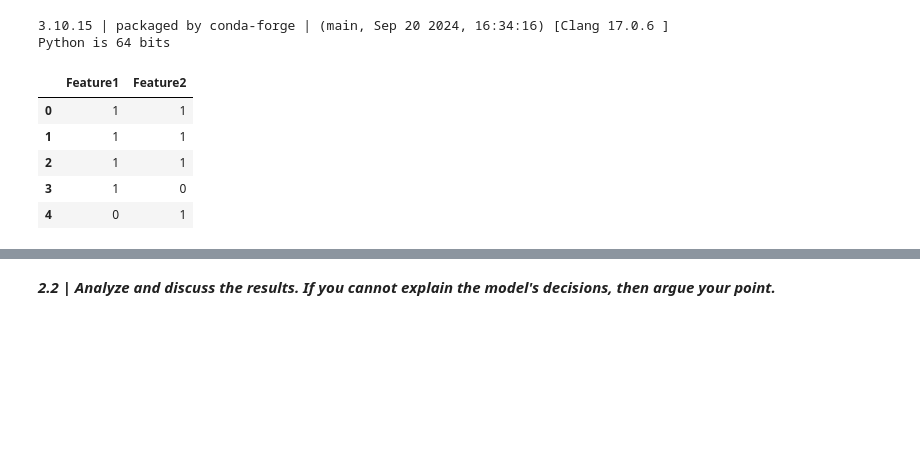
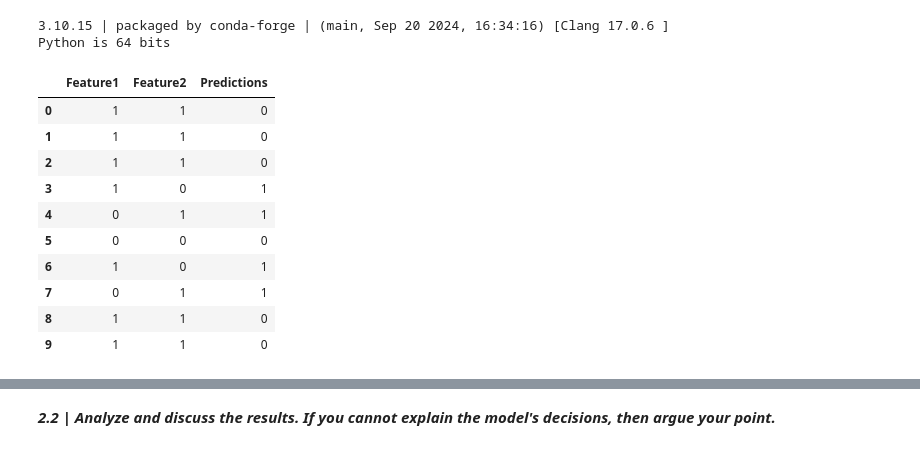
Before and after one commit to yvokeller/xai, a Jupyter notebook: notebooks/LO1_tabular.ipynb, the cells around one changed output, grey strips where cells are left out. Cells and saved outputs as stored; diff of their text form; code cells hidden in the pictures; blank space fills up the shorter version.

```diff
--- a/notebooks/LO1_tabular.ipynb
+++ b/notebooks/LO1_tabular.ipynb
@@ -171,17 +172,29 @@ Python is 64 bits
 # %%
 import joblib
 
 model = joblib.load('../models/mystery_model.pkl')
 
 X = pd.read_csv('../data/mystery_data.csv')
-X.head()
+
+# make predictions for first 5 rows
+n = 10
+predictions = model.predict(X.head(n))
+predictions
+
+# show next to feature values
+pd.concat([X.head(n), pd.Series(predictions, name='Predictions')], axis=1)
 # %% [output]
-|  | Feature1 | Feature2 |
-| 0 | 1 | 1 |
-| 1 | 1 | 1 |
-| 2 | 1 | 1 |
-| 3 | 1 | 0 |
-| 4 | 0 | 1 |
+|  | Feature1 | Feature2 | Predictions |
+| 0 | 1 | 1 | 0 |
+| 1 | 1 | 1 | 0 |
+| 2 | 1 | 1 | 0 |
+| 3 | 1 | 0 | 1 |
+| 4 | 0 | 1 | 1 |
+| 5 | 0 | 0 | 0 |
+| 6 | 1 | 0 | 1 |
+| 7 | 0 | 1 | 1 |
+| 8 | 1 | 1 | 0 |
+| 9 | 1 | 1 | 0 |
 # %%
 # YOUR CODE HERE
 plot_ice(X, model, 'Feature1', centered=True, pdp=True)
```
Also changed, not shown: parts of 7 cells of this notebook.
